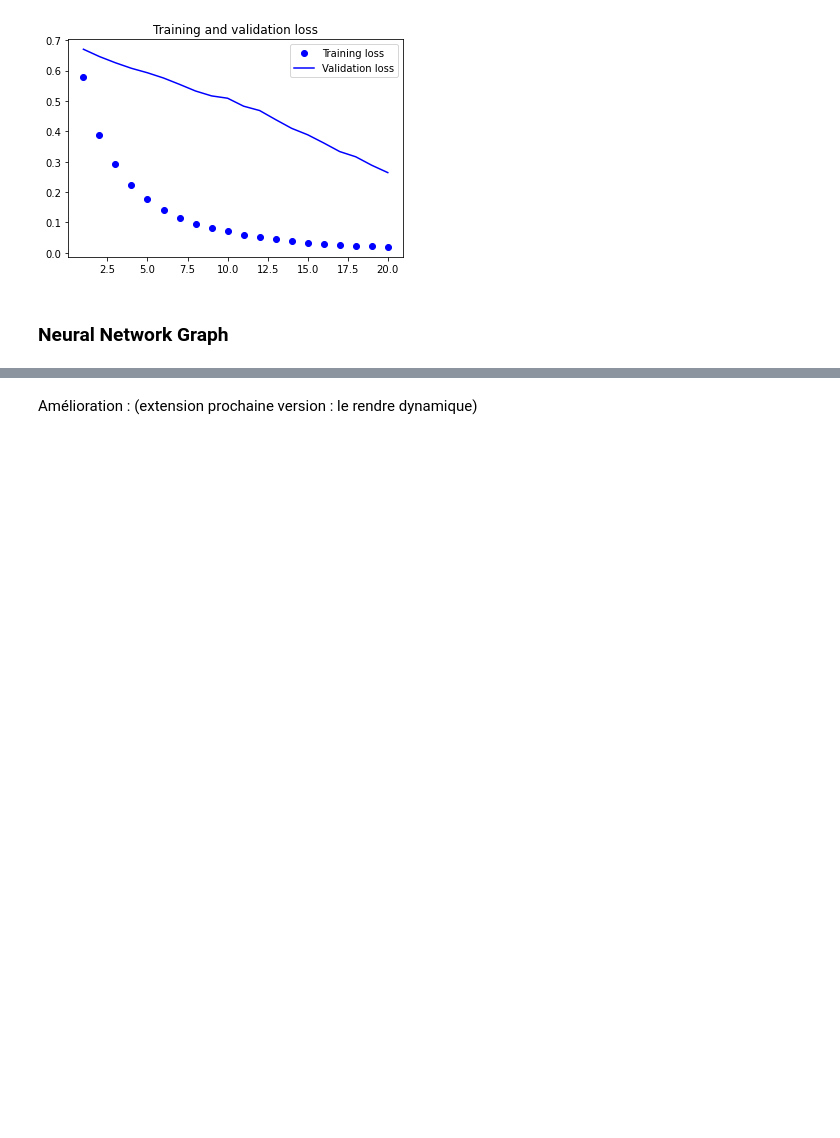
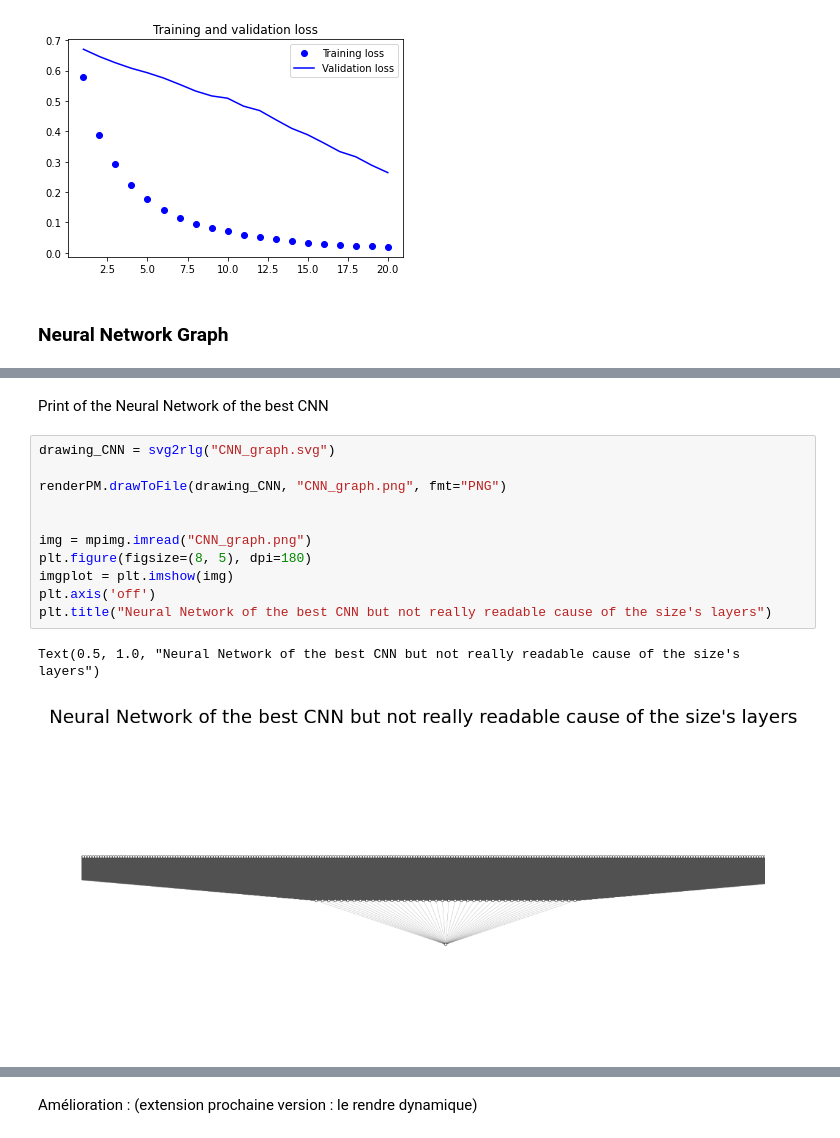
Before and after one commit to YannaelB/CNN, a Jupyter notebook: neuroNetwork_BrainTumorsAnalysis.ipynb, the cells around one changed output, grey strips where cells are left out. Cells and saved outputs as stored; diff of their text form; blank space fills up the shorter version.

```diff
--- a/neuroNetwork_BrainTumorsAnalysis.ipynb
+++ b/neuroNetwork_BrainTumorsAnalysis.ipynb
@@ -389,0 +414,16 @@ plt.show()
+# %% [markdown]
+Print of the Neural Network of the best  CNN
+# %%
+drawing_CNN = svg2rlg("CNN_graph.svg")
+
+renderPM.drawToFile(drawing_CNN, "CNN_graph.png", fmt="PNG")
+
+
+img = mpimg.imread("CNN_graph.png")
+plt.figure(figsize=(8, 5), dpi=180)
+imgplot = plt.imshow(img)
+plt.axis('off')
+plt.title("Neural Network of the best CNN but not really readable cause of the size's layers")
+# %% [output]
+Text(0.5, 1.0, "Neural Network of the best CNN but not really readable cause of the size's layers")
+[figure, added]
```
Also changed, not shown: parts of 3 cells of this notebook.
